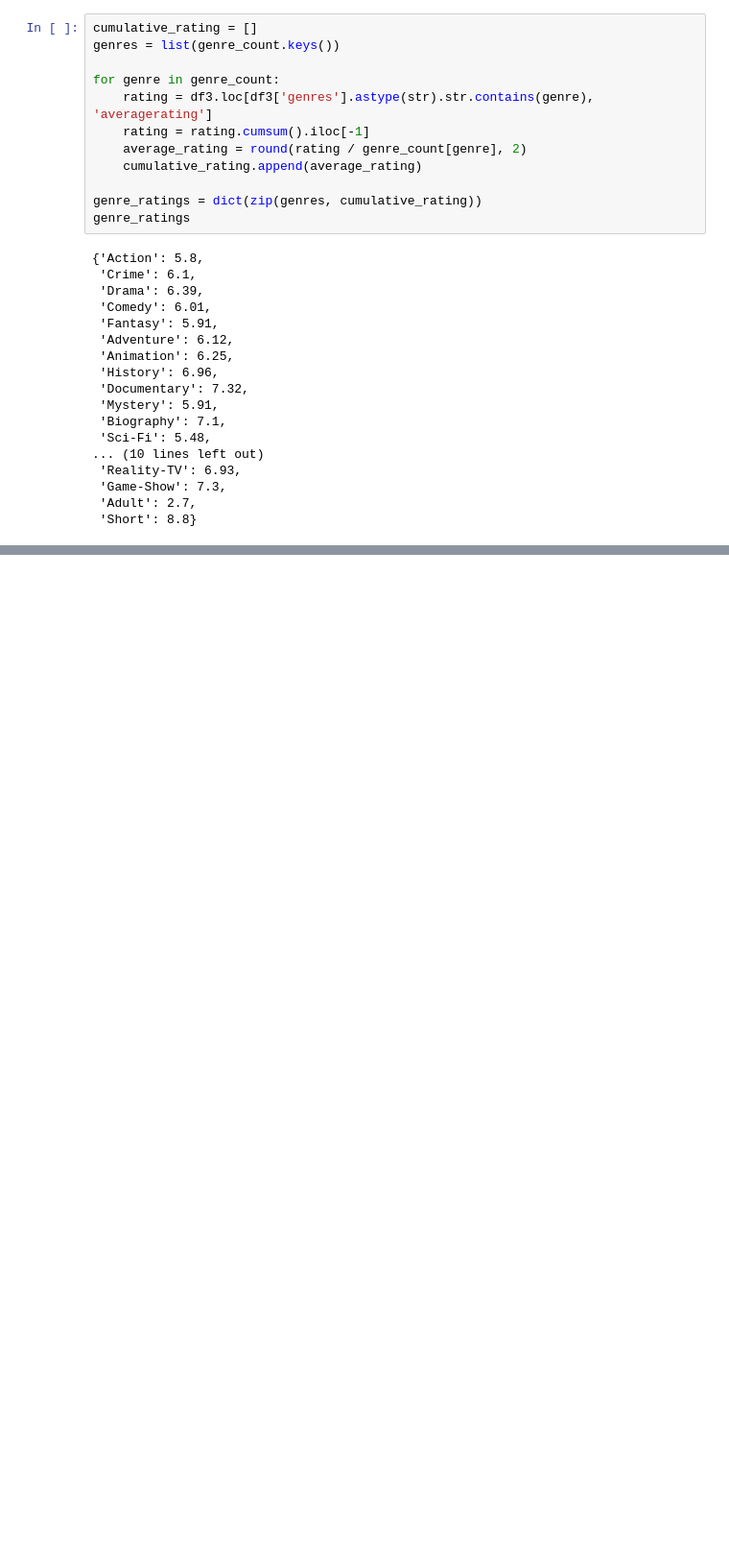
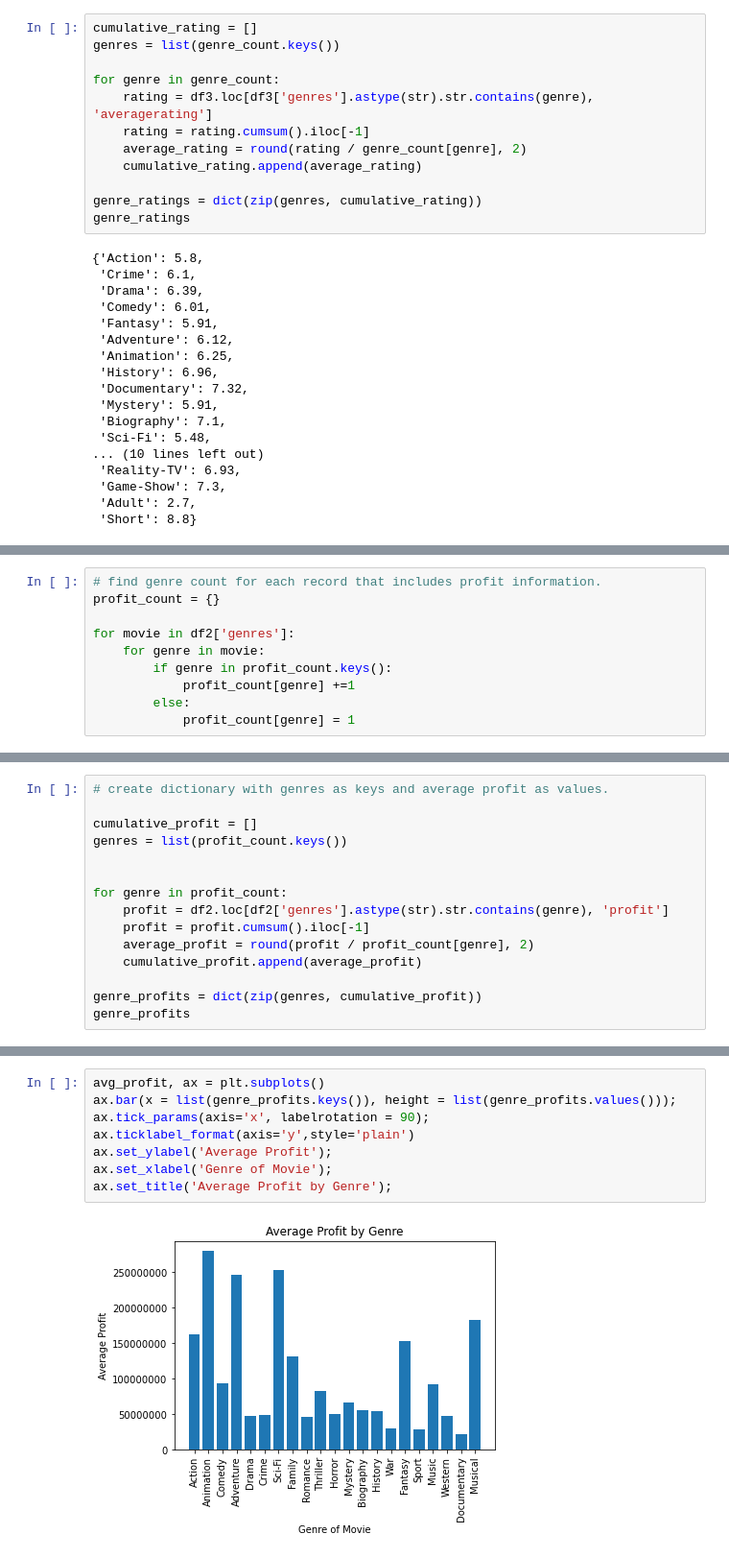
Before and after one commit to ThomasHChapman/p1_project, a Jupyter notebook: tom-working.ipynb, the cells around one changed output, grey strips where cells are left out. Shown at 96% size. Cells and saved outputs as stored; diff of their text form; blank space fills up the shorter version.

```diff
--- a/tom-working.ipynb
+++ b/tom-working.ipynb
@@ -453,0 +473,10 @@ genre_ratings
+# %%
+# find genre count for each record that includes profit information.
+profit_count = {}
+
+for movie in df2['genres']:
+    for genre in movie:
+        if genre in profit_count.keys():
+            profit_count[genre] +=1
+        else:
+            profit_count[genre] = 1
@@ -453,0 +503,15 @@ genre_ratings
+# %%
+# create dictionary with genres as keys and average profit as values.
+
+cumulative_profit = []
+genres = list(profit_count.keys())
+
+
+for genre in profit_count:
+    profit = df2.loc[df2['genres'].astype(str).str.contains(genre), 'profit']
+    profit = profit.cumsum().iloc[-1]
+    average_profit = round(profit / profit_count[genre], 2)
+    cumulative_profit.append(average_profit)
+
+genre_profits = dict(zip(genres, cumulative_profit))
+genre_profits
@@ -453,0 +536,10 @@ genre_ratings
+# %%
+avg_profit, ax = plt.subplots()
+ax.bar(x = list(genre_profits.keys()), height = list(genre_profits.values()));
+ax.tick_params(axis='x', labelrotation = 90);
+ax.ticklabel_format(axis='y',style='plain')
+ax.set_ylabel('Average Profit');
+ax.set_xlabel('Genre of Movie');
+ax.set_title('Average Profit by Genre');
+# %% [output]
+[figure, added]
```
Also changed, not shown: parts of 31 cells of this notebook.
